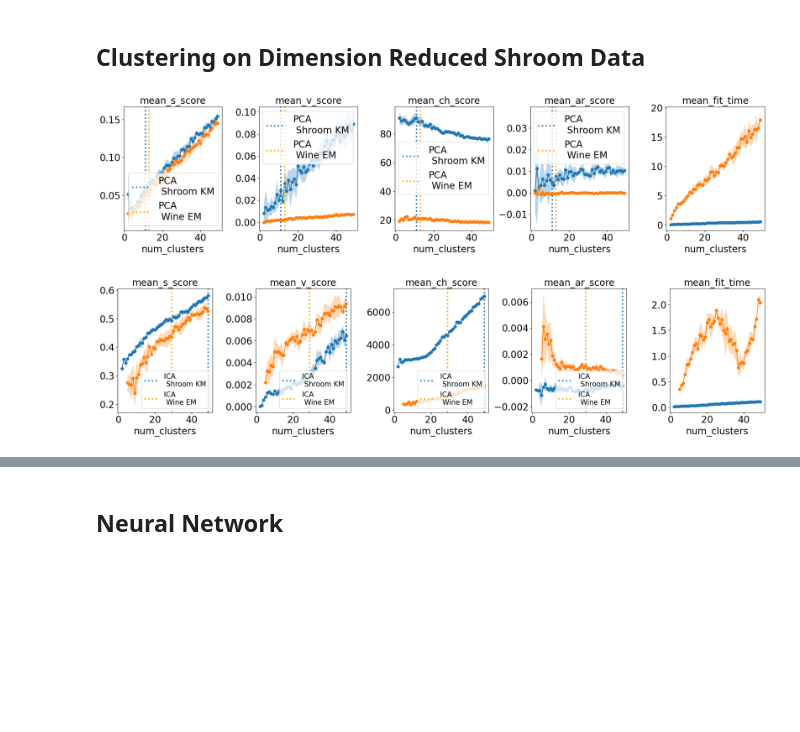
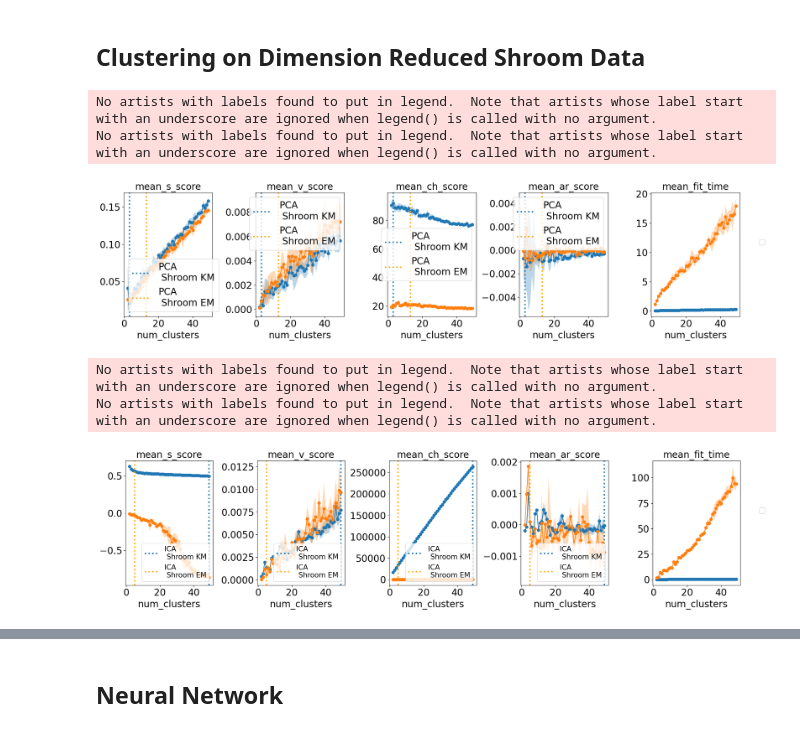
Before and after one commit to lboadi2/machine_learning, a Jupyter notebook: 3_unsupervised_learning/visuals.ipynb, the cells around one changed output, grey strips where cells are left out. Saved outputs shown, nothing was run; the diff lists cells and outputs as text; code cells hidden in the pictures; blank space fills up the shorter version.

```diff
--- a/3_unsupervised_learning/visuals.ipynb
+++ b/3_unsupervised_learning/visuals.ipynb
@@ -286,14 +313,14 @@ df_em_score_man_shroom= pd.read_csv(join(DATA_FOLDER,'df_em_score_man_shroom.csv
 s_em_cluster_man_shroom= pd.read_csv(join(DATA_FOLDER,'s_em_cluster_man_shroom.csv'))
 x_em_man_shroom= pd.read_csv(join(DATA_FOLDER,'x_em_man_shroom.csv'))
 
-df_km_ica_shroom= pd.read_csv(join(DATA_FOLDER,'df_km_man_shroom.csv'))
-s_km_ica_cluster_shroom= pd.read_csv(join(DATA_FOLDER,'s_km_man_cluster_shroom.csv'))
-x_km_ica_shroom= pd.read_csv(join(DATA_FOLDER,'df_km_man_shroom.csv'))
+df_km_ica_shroom= pd.read_csv(join(DATA_FOLDER,'df_km_ica_shroom.csv'))
+s_km_ica_cluster_shroom= pd.read_csv(join(DATA_FOLDER,'s_km_ica_cluster_shroom.csv'))
+x_km_ica_shroom= pd.read_csv(join(DATA_FOLDER,'df_km_ica_shroom.csv'))
 
-df_em_ica_shroom= pd.read_csv(join(DATA_FOLDER,'df_km_man_shroom.csv'))
-df_em_score_ica_shroom= pd.read_csv(join(DATA_FOLDER,'df_em_score_man_shroom.csv'))
-s_em_cluster_ica_shroom= pd.read_csv(join(DATA_FOLDER,'s_em_cluster_man_shroom.csv'))
-x_em_ica_shroom= pd.read_csv(join(DATA_FOLDER,'x_em_man_shroom.csv'))
+df_em_ica_shroom= pd.read_csv(join(DATA_FOLDER,'df_km_ica_shroom.csv'))
+df_em_score_ica_shroom= pd.read_csv(join(DATA_FOLDER,'df_em_score_ica_shroom.csv'))
+s_em_cluster_ica_shroom= pd.read_csv(join(DATA_FOLDER,'s_em_cluster_ica_shroom.csv'))
+x_em_ica_shroom= pd.read_csv(join(DATA_FOLDER,'x_em_ica_shroom.csv'))
 # %% [markdown]
 # Visualizations
 # %% [markdown]
@@ -365,7 +392,7 @@ for name in score_lst:
     y_std = df_km_wine[std_name]
     plot_curve(x_data=x_data, y_mean=y_mean, y_std=y_std, axs=axs[count], name=col_name)
     axs[count].axvline(x=s_km_cluster_wine.iloc[0,1], color='C0',
-                        linestyle=':', label='kmeans', lw=3)
+                        linestyle=':', label='K-Means', lw=3)
 
     # EM plot
     y_mean = df_em_score_wine[col_name]
@@ -382,7 +409,7 @@ y_mean = df_km_wine['mean_fit_time']
 y_std = df_km_wine['std_fit_time']
 plot_curve(x_data=x_data, y_mean=y_mean, y_std=y_std, axs=axs[-1], name='mean_fit_time')
 axs[-1].axvline(x=s_km_cluster_wine.iloc[0,1],color='C0',
-                        linestyle=':', label='KM', lw=3)
+                        linestyle=':', label='K-Means', lw=3)
 
 # plot fit time for em
 y_mean = df_em_score_wine['mean_fit_time']
@@ -418,7 +445,7 @@ for name in score_lst:
     y_std = df_km_shroom[std_name]
     plot_curve(x_data=x_data, y_mean=y_mean, y_std=y_std, axs=axs[count], name=col_name)
     axs[count].axvline(x=s_km_cluster_wine.iloc[0,1], color='C0',
-                        linestyle=':', label='kmeans', lw=3)
+                        linestyle=':', label='k-Means', lw=3)
 
     # EM plot
     y_mean = df_em_score_shroom[col_name]
@@ -877,10 +949,10 @@ for name in score_lst:
     y_std = df_em_score_pca_shroom[std_name]
     plot_dr_clust_curve(x_data=x_data, y_mean=y_mean,
                          y_std=y_std, axs=axs[count], name=col_name,
-                         label='PCA\n Wine EM',
+                         label='PCA\n Shroom EM',
                          selected_components=s_em_cluster_pca_shroom.iloc[0,-1])
     axs[count].axvline(x=s_em_cluster_pca_shroom.iloc[0,-1], color='orange',
-                linestyle=':', label='PCA\n Wine EM', lw=3)
+                linestyle=':', label='PCA\n Shroom EM', lw=3)
 
     axs[count].legend(fontsize=20)
     # increment index counter for axes array
@@ -900,7 +972,9 @@ plot_curve(x_data=x_data, y_mean=y_mean, y_std=y_std, axs=axs[-1], name='mean_fi
 plt.tight_layout()
 plt.show()
 # %% [output]
+No artists with labels found to put in legend.  Note that artists whose label start with an underscore are ignored when legend() is called with no argument.
+No artists with labels found to put in legend.  Note that artists whose label start with an underscore are ignored when legend() is called with no argument.
-[figure, old version]
+[figure, new version]
 # %%
 ## clustering results pca
 fig, axs = plt.subplots(nrows=1,ncols=5, figsize=(20,5))
@@ -925,33 +999,35 @@ for name in score_lst:
 
     # EM plot
     x_data = df_em_score_ica_shroom['num_clusters']
     y_mean = df_em_score_ica_shroom[col_name]
     y_std = df_em_score_ica_shroom[std_name]
     plot_dr_clust_curve(x_data=x_data, y_mean=y_mean,
                          y_std=y_std, axs=axs[count], name=col_name,
-                         label='ICA\n Wine EM',
+                         label='ICA\n Shroom EM',
                          selected_components=s_em_cluster_ica_shroom.iloc[0,-1])
     axs[count].axvline(x=s_em_cluster_ica_shroom.iloc[0,-1], color='orange',
-                linestyle=':', label='ICA\n Wine EM', lw=3)
+                linestyle=':', label='ICA\n Shroom EM', lw=3)
 
     axs[count].legend(fontsize=15,loc='lower right')
     # increment index counter for axes array
     count=count+1
 
 # plot fit time for km
 x_data = x_data = df_km_ica_shroom['num_clusters']
 y_mean = df_km_ica_shroom['mean_fit_time']
 y_std = df_km_ica_shroom['std_fit_time']
 plot_curve(x_data=x_data, y_mean=y_mean, y_std=y_std, axs=axs[-1], name='mean_fit_time')
 
 # plot fit time for em
 x_data = df_em_score_ica_shroom['num_clusters']
 y_mean = df_em_score_ica_shroom['mean_fit_time']
 y_std = df_em_score_ica_shroom['std_fit_time']
 plot_curve(x_data=x_data, y_mean=y_mean, y_std=y_std, axs=axs[-1], name='mean_fit_time')
 
 # tighten layer for figure clarity
 plt.tight_layout()
 plt.show()
 # %% [output]
+No artists with labels found to put in legend.  Note that artists whose label start with an underscore are ignored when legend() is called with no argument.
+No artists with labels found to put in legend.  Note that artists whose label start with an underscore are ignored when legend() is called with no argument.
-[figure, old version]
+[figure, new version]
```
Also changed, not shown: parts of 11 cells of this notebook.
